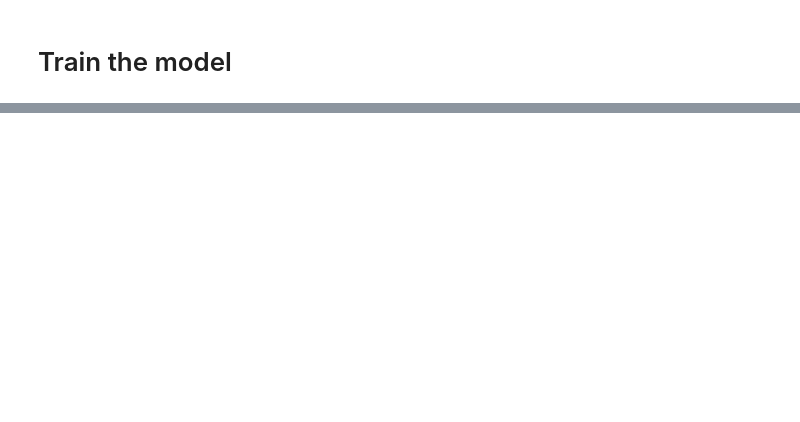
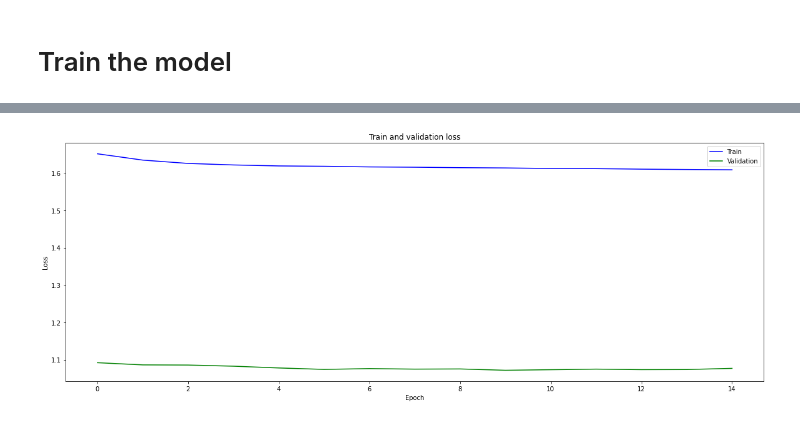
Before and after one commit to Ilia-Abolhasani/forex-price-prediction, a Jupyter notebook: Code.ipynb, the cells around one changed output, grey strips where cells are left out. Cells and saved outputs as stored; diff of their text form; code cells hidden in the pictures; blank space fills up the shorter version.

Commit message:
model changed.

```diff
--- a/Code.ipynb
+++ b/Code.ipynb
@@ -186,0 +196,8 @@ class_weight = {0: 1, 1: 1, 2: 1}
+# %%
+freq = y_train.sum(axis=0)
+class_weight = {
+    0: freq[0]/ freq[0],
+    1: freq[0]/ freq[1],
+    2: freq[0]/ freq[2]
+}
+class_weight
@@ -215 +238,16 @@ Non-trainable params: 64
 _________________________________________________________________
+# %%
+model = Sequential()
+model.add(Flatten(input_shape=(x_train.shape[1], x_train.shape[2])))
+model.add(Dense(128, activation='relu'))
+model.add(BatchNormalization())
+model.add(Dropout(0.25))
+model.add(Dense(64, activation='relu'))
+model.add(BatchNormalization())
+model.add(Dropout(0.25))
+model.add(Dense(32, activation='relu'))
+model.add(BatchNormalization())
+model.add(Dropout(0.25))
+model.add(Dense(16, activation='relu'))
+model.add(Dense(3, activation='softmax'))
+model.summary()
@@ -240,0 +313,12 @@ Epoch 1/100
+# %%
+linewidth = 1.5
+plt.figure(figsize=(20, 7))
+plt.plot(history.history['loss'],'b',linewidth=linewidth)
+plt.plot(history.history['val_loss'],'g',linewidth=linewidth)
+plt.title(f'Train and validation loss')
+plt.legend(['Train', 'Validation'], loc='upper right')
+plt.xlabel('Epoch')
+plt.ylabel('Loss')
+plt.show()
+# %% [output]
+[figure, added]
```
Also changed, not shown: parts of 13 cells of this notebook.
